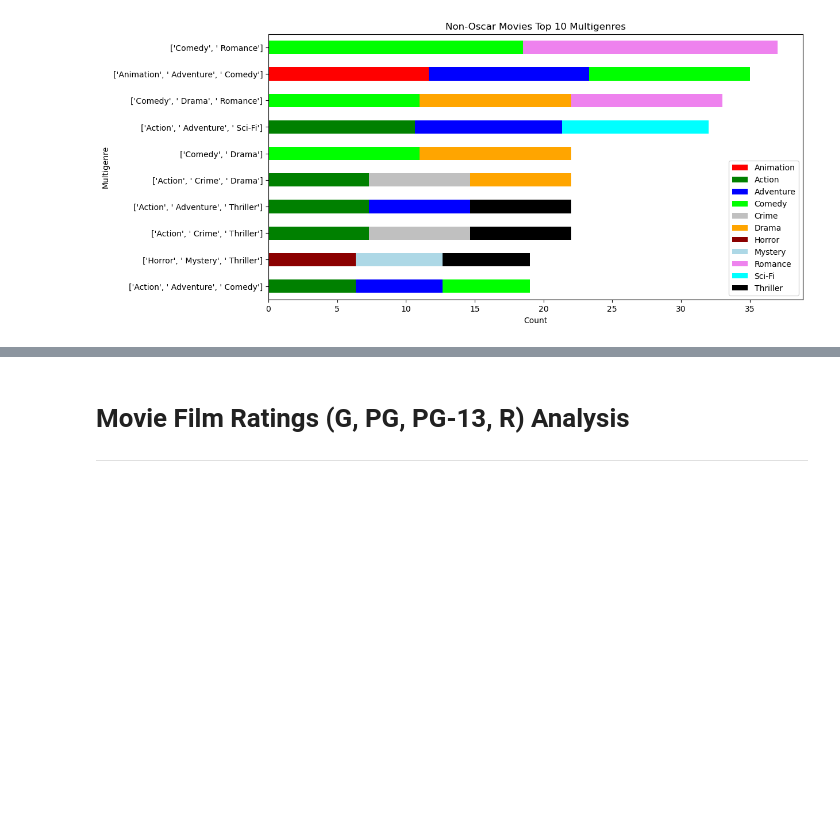
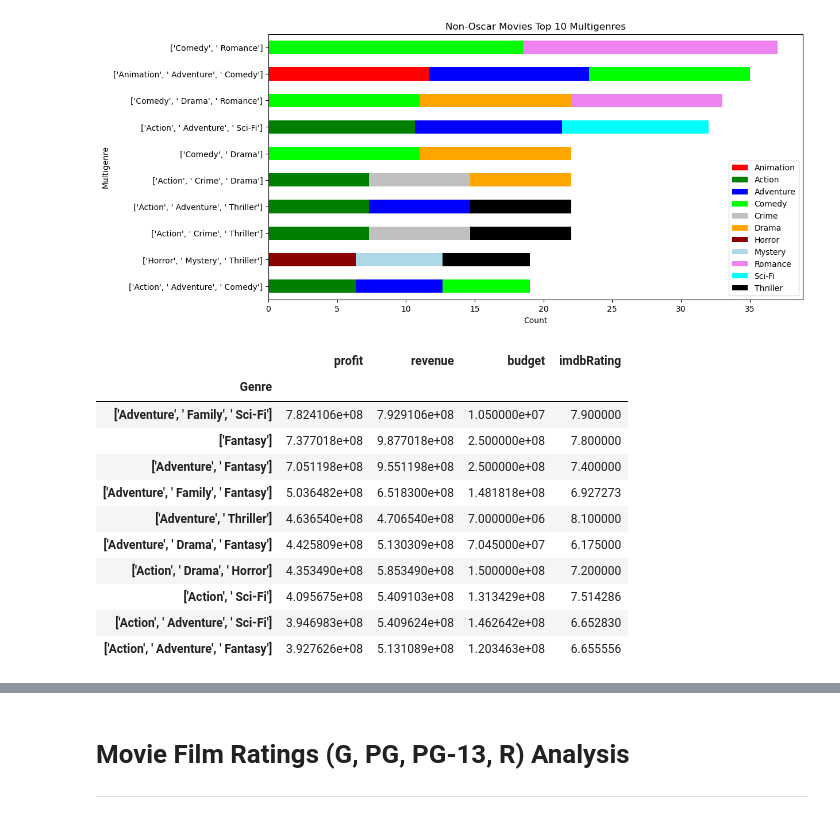
Before and after one commit to PurnimaPathak44/Project-1, a Jupyter notebook: Main Movie Folder/movie_main.ipynb, the cells around one changed output, grey strips where cells are left out. Saved outputs shown, nothing was run; the diff lists cells and outputs as text; code cells hidden in the pictures; blank space fills up the shorter version.

Commit message:
added the multigenre mean and sum calculations

```diff
--- a/Main Movie Folder/movie_main.ipynb
+++ b/Main Movie Folder/movie_main.ipynb
@@ -240,0 +239,19 @@ top10_multigenre = df.merge(oscar_movies_multigenre_count10, on="Genre").merge(o
+# %%
+top10_average = df.groupby(["Genre"]).mean(numeric_only=True)
+top10_sum = df.groupby(["Genre"]).sum(numeric_only=True)
+# %%
+top10_average = top10_average[['profit', 'revenue', 'budget', 'imdbRating']]
+top10_average.sort_values(by='profit', ascending=False).head(10)
+# %% [output]
+|  | profit | revenue | budget | imdbRating |
+| Genre |  |  |  |  |
+| ['Adventure', ' Family', ' Sci-Fi'] | 7.824106e+08 | 7.929106e+08 | 1.050000e+07 | 7.900000 |
+| ['Fantasy'] | 7.377018e+08 | 9.877018e+08 | 2.500000e+08 | 7.800000 |
+| ['Adventure', ' Fantasy'] | 7.051198e+08 | 9.551198e+08 | 2.500000e+08 | 7.400000 |
+| ['Adventure', ' Family', ' Fantasy'] | 5.036482e+08 | 6.518300e+08 | 1.481818e+08 | 6.927273 |
+| ['Adventure', ' Thriller'] | 4.636540e+08 | 4.706540e+08 | 7.000000e+06 | 8.100000 |
+| ['Adventure', ' Drama', ' Fantasy'] | 4.425809e+08 | 5.130309e+08 | 7.045000e+07 | 6.175000 |
+| ['Action', ' Drama', ' Horror'] | 4.353490e+08 | 5.853490e+08 | 1.500000e+08 | 7.200000 |
+| ['Action', ' Sci-Fi'] | 4.095675e+08 | 5.409103e+08 | 1.313429e+08 | 7.514286 |
+| ['Action', ' Adventure', ' Sci-Fi'] | 3.946983e+08 | 5.409624e+08 | 1.462642e+08 | 6.652830 |
+| ['Action', ' Adventure', ' Fantasy'] | 3.927626e+08 | 5.131089e+08 | 1.203463e+08 | 6.655556 |
```
Also changed, not shown: parts of 6 cells of this notebook.
